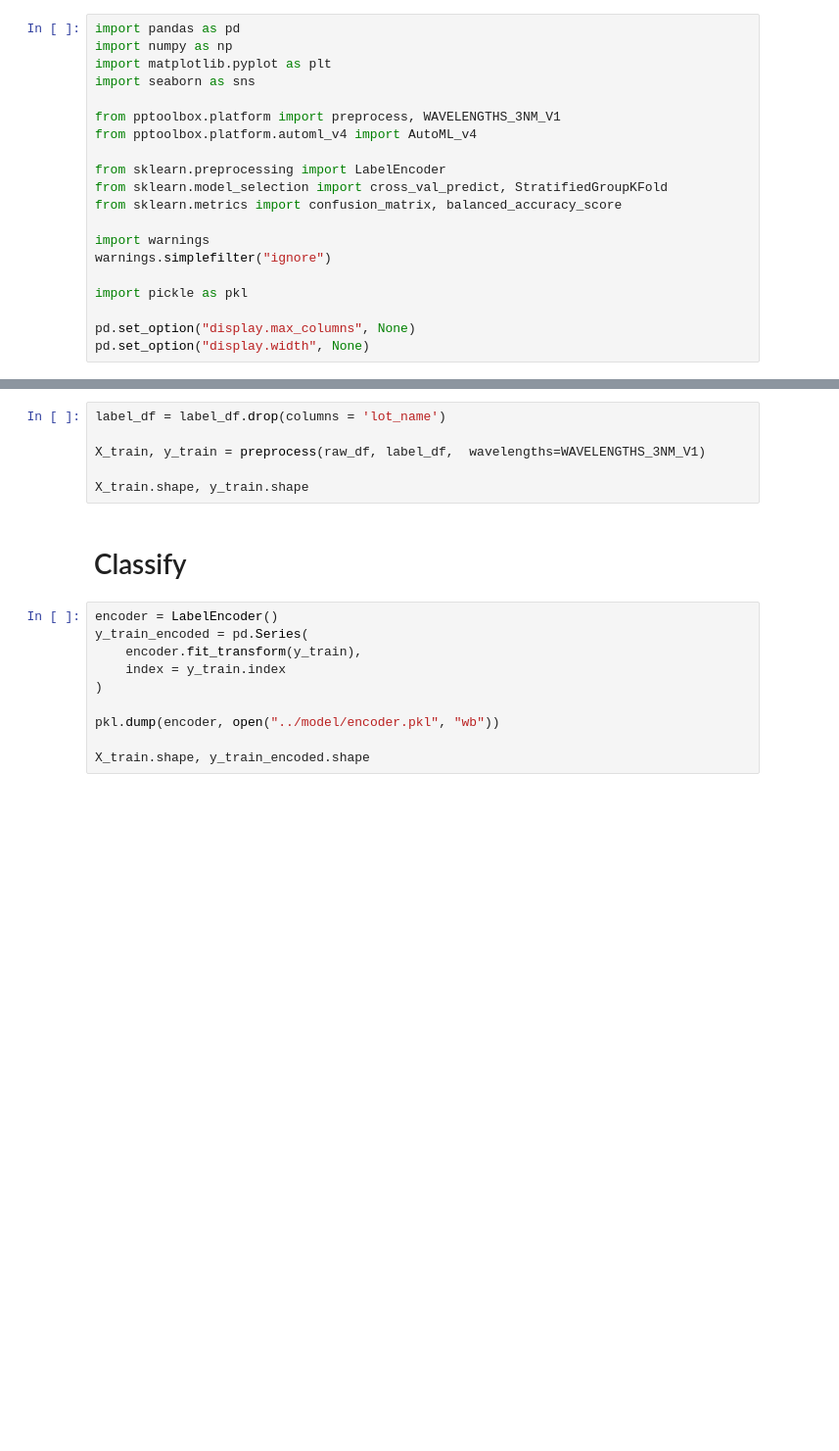
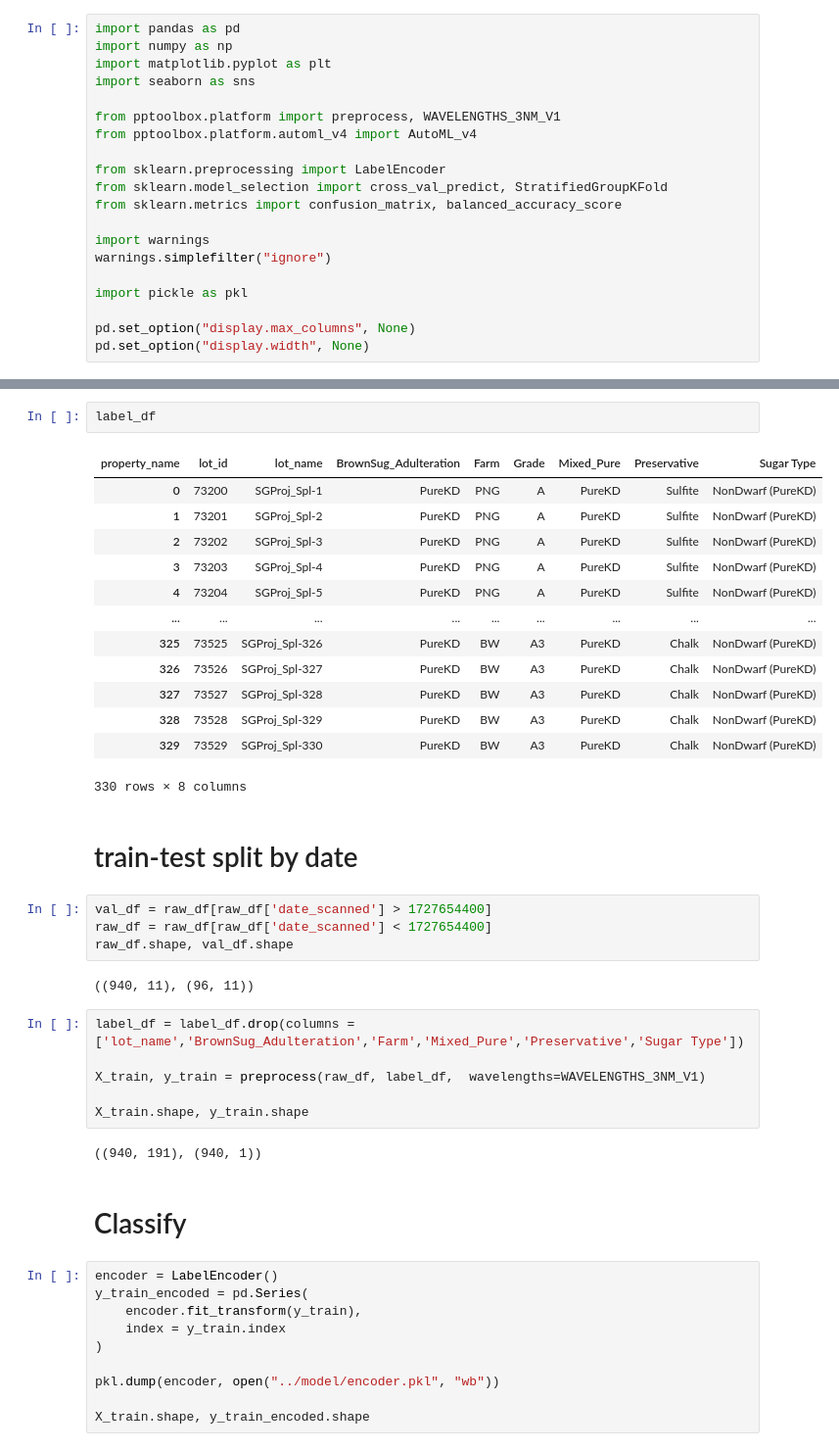
Before and after one commit to ryan-soh-pprint/DS_template, a Jupyter notebook: notebooks/04_train_classify.ipynb, the cells around one changed output, grey strips where cells are left out. Shown: that part at 98% size. Drawn from its saved outputs; the diff is of its cells as text; blank space fills up the shorter version.

```diff
--- a/notebooks/04_train_classify.ipynb
+++ b/notebooks/04_train_classify.ipynb
@@ -27,9 +34,35 @@ raw_df.shape, label_df.shape
+# %%
+label_df
+# %% [output]
+| property_name | lot_id | lot_name | BrownSug_Adulteration | Farm | Grade | Mixed_Pure | Preservative | Sugar Type |
+| 0 | 73200 | SGProj_Spl-1 | PureKD | PNG | A | PureKD | Sulfite | NonDwarf (PureKD) |
+| 1 | 73201 | SGProj_Spl-2 | PureKD | PNG | A | PureKD | Sulfite | NonDwarf (PureKD) |
+| 2 | 73202 | SGProj_Spl-3 | PureKD | PNG | A | PureKD | Sulfite | NonDwarf (PureKD) |
+| 3 | 73203 | SGProj_Spl-4 | PureKD | PNG | A | PureKD | Sulfite | NonDwarf (PureKD) |
+| 4 | 73204 | SGProj_Spl-5 | PureKD | PNG | A | PureKD | Sulfite | NonDwarf (PureKD) |
+| ... | ... | ... | ... | ... | ... | ... | ... | ... |
+| 325 | 73525 | SGProj_Spl-326 | PureKD | BW | A3 | PureKD | Chalk | NonDwarf (PureKD) |
+| 326 | 73526 | SGProj_Spl-327 | PureKD | BW | A3 | PureKD | Chalk | NonDwarf (PureKD) |
+| 327 | 73527 | SGProj_Spl-328 | PureKD | BW | A3 | PureKD | Chalk | NonDwarf (PureKD) |
+| 328 | 73528 | SGProj_Spl-329 | PureKD | BW | A3 | PureKD | Chalk | NonDwarf (PureKD) |
+| 329 | 73529 | SGProj_Spl-330 | PureKD | BW | A3 | PureKD | Chalk | NonDwarf (PureKD) |
+330 rows × 8 columns
+# %% [markdown]
+# train-test split by date
+# %%
+val_df = raw_df[raw_df['date_scanned'] > 1727654400]
+raw_df = raw_df[raw_df['date_scanned'] < 1727654400]
+raw_df.shape, val_df.shape
+# %% [output]
+((940, 11), (96, 11))
 # %%
-label_df = label_df.drop(columns = 'lot_name')
+label_df = label_df.drop(columns = ['lot_name','BrownSug_Adulteration','Farm','Mixed_Pure','Preservative','Sugar Type'])
 
 X_train, y_train = preprocess(raw_df, label_df,  wavelengths=WAVELENGTHS_3NM_V1)
 
 X_train.shape, y_train.shape
+# %% [output]
+((940, 191), (940, 1))
 # %% [markdown]
 # Classify
 # %%
```
Also changed, not shown: parts of 17 cells of this notebook.
